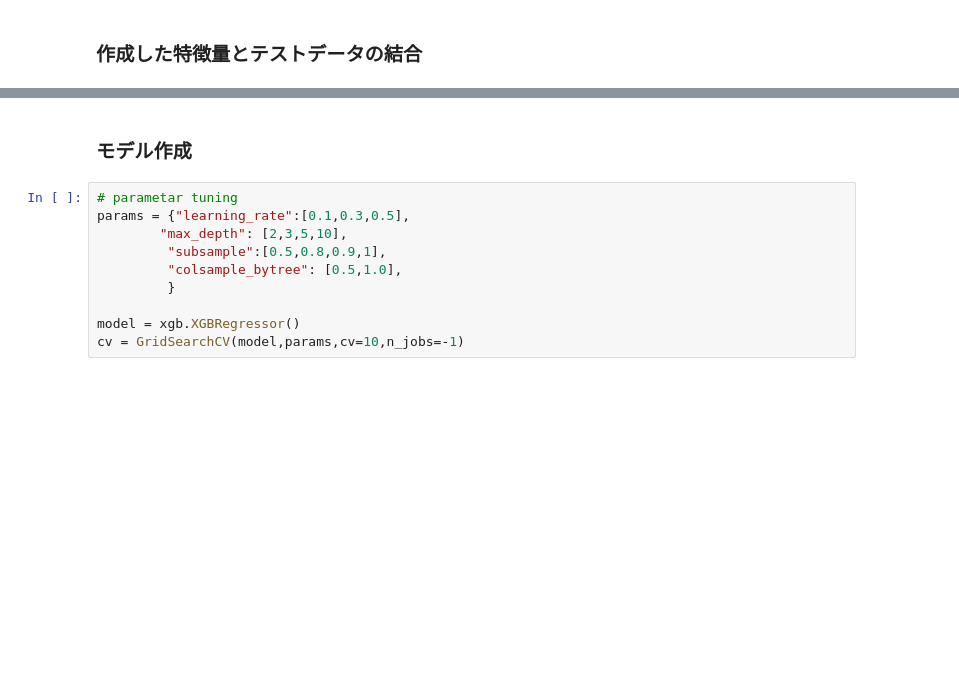
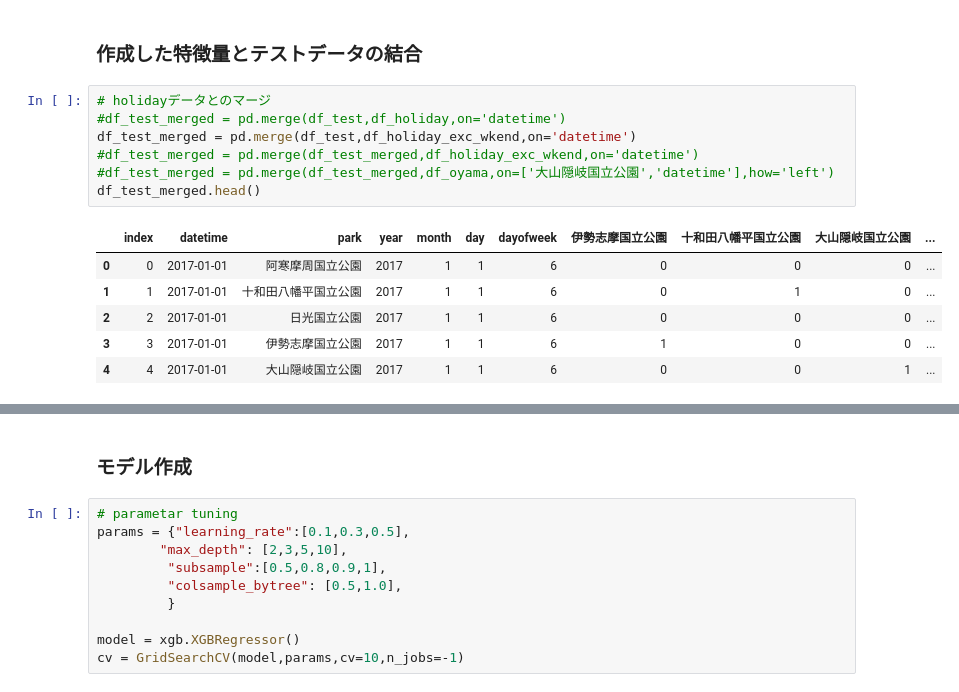
Before and after one commit to TaigoKuriyama/national_park_prediction, a Jupyter notebook: notebook/preprocess.ipynb, the cells around one changed output, grey strips where cells are left out. Cells and saved outputs as stored; diff of their text form; blank space fills up the shorter version.

```diff
--- a/notebook/preprocess.ipynb
+++ b/notebook/preprocess.ipynb
@@ -217,3 +264,17 @@ df_except_y.head()
 # %% [markdown]
 ### 作成した特徴量とテストデータの結合
+# %%
+# holidayデータとのマージ
+#df_test_merged = pd.merge(df_test,df_holiday,on='datetime')
+df_test_merged = pd.merge(df_test,df_holiday_exc_wkend,on='datetime')
+#df_test_merged = pd.merge(df_test_merged,df_holiday_exc_wkend,on='datetime')
+#df_test_merged = pd.merge(df_test_merged,df_oyama,on=['大山隠岐国立公園','datetime'],how='left')
+df_test_merged.head()
+# %% [output]
+|  | index | datetime | park | year | month | day | dayofweek | 伊勢志摩国立公園 | 十和田八幡平国立公園 | 大山隠岐国立公園 | ... |
+| 0 | 0 | 2017-01-01 | 阿寒摩周国立公園 | 2017 | 1 | 1 | 6 | 0 | 0 | 0 | ... |
+| 1 | 1 | 2017-01-01 | 十和田八幡平国立公園 | 2017 | 1 | 1 | 6 | 0 | 1 | 0 | ... |
+| 2 | 2 | 2017-01-01 | 日光国立公園 | 2017 | 1 | 1 | 6 | 0 | 0 | 0 | ... |
+| 3 | 3 | 2017-01-01 | 伊勢志摩国立公園 | 2017 | 1 | 1 | 6 | 1 | 0 | 0 | ... |
+| 4 | 4 | 2017-01-01 | 大山隠岐国立公園 | 2017 | 1 | 1 | 6 | 0 | 0 | 1 | ... |
 # %%
```
Also changed, not shown: parts of 20 cells of this notebook.
